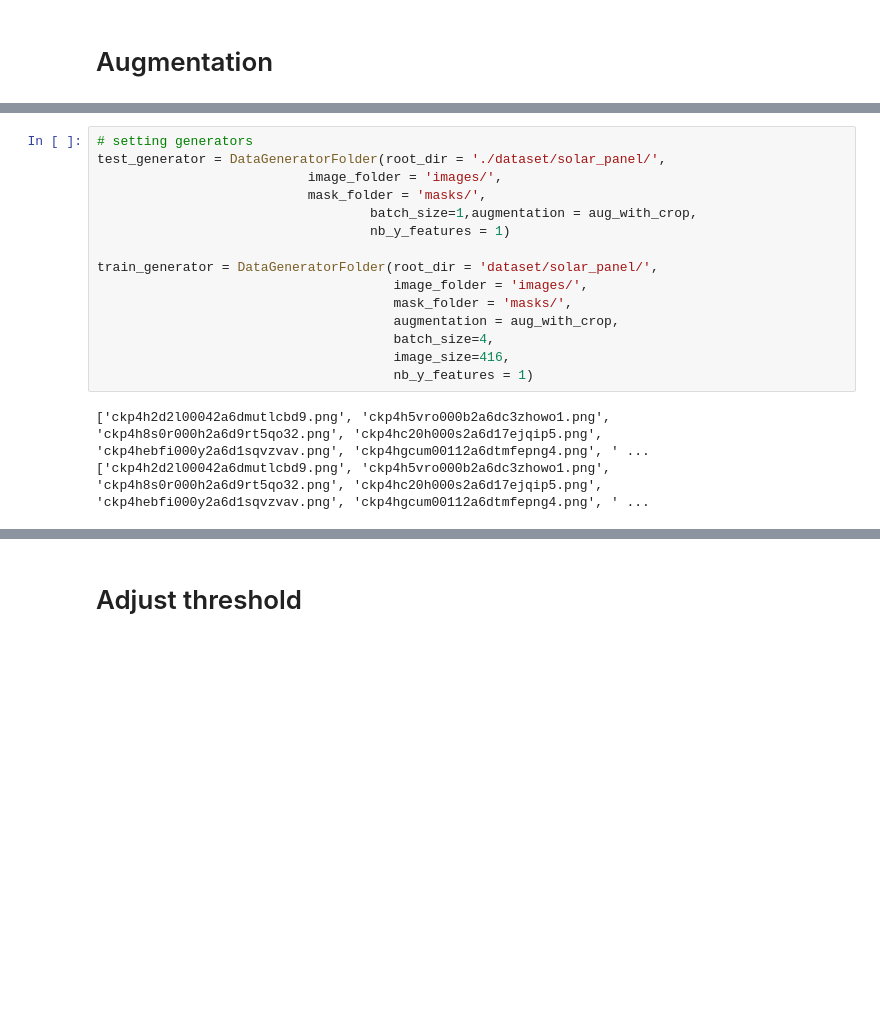
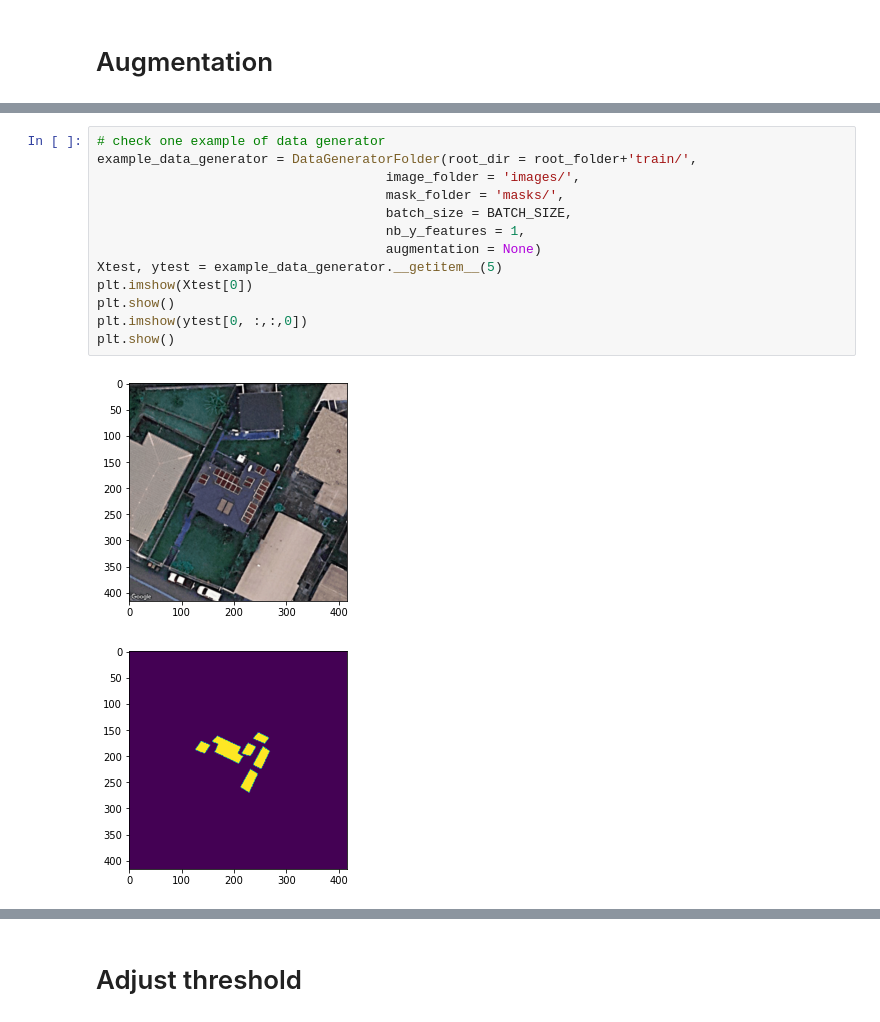
Before and after one commit to poonamparhar/SolarNet, a Jupyter notebook: semantic_segmentation_training.ipynb, the cells around one changed output, grey strips where cells are left out. Saved outputs shown, nothing was run; the diff lists cells and outputs as text; blank space fills up the shorter version.

```diff
--- a/semantic_segmentation_training.ipynb
+++ b/semantic_segmentation_training.ipynb
@@ -163,18 +314,16 @@ ckp62kyhv002t2a6dovk63ct1.png
-# %%
-# setting generators
-test_generator = DataGeneratorFolder(root_dir = './dataset/solar_panel/',
-                           image_folder = 'images/',
-                           mask_folder = 'masks/',
-                                   batch_size=1,augmentation = aug_with_crop,
-                                   nb_y_features = 1)
-
-train_generator = DataGeneratorFolder(root_dir = 'dataset/solar_panel/',
-                                      image_folder = 'images/',
-                                      mask_folder = 'masks/',
-                                      augmentation = aug_with_crop,
-                                      batch_size=4,
-                                      image_size=416,
-                                      nb_y_features = 1)
-# %% [output]
-['ckp4h2d2l00042a6dmutlcbd9.png', 'ckp4h5vro000b2a6dc3zhowo1.png', 'ckp4h8s0r000h2a6d9rt5qo32.png', 'ckp4hc20h000s2a6d17ejqip5.png', 'ckp4hebfi000y2a6d1sqvzvav.png', 'ckp4hgcum00112a6dtmfepng4.png', ' ...
-['ckp4h2d2l00042a6dmutlcbd9.png', 'ckp4h5vro000b2a6dc3zhowo1.png', 'ckp4h8s0r000h2a6d9rt5qo32.png', 'ckp4hc20h000s2a6d17ejqip5.png', 'ckp4hebfi000y2a6d1sqvzvav.png', 'ckp4hgcum00112a6dtmfepng4.png', ' ...
+# %%
+# check one example of data generator
+example_data_generator = DataGeneratorFolder(root_dir = root_folder+'train/',
+                                     image_folder = 'images/',
+                                     mask_folder = 'masks/',
+                                     batch_size = BATCH_SIZE,
+                                     nb_y_features = 1,
+                                     augmentation = None)
+Xtest, ytest = example_data_generator.__getitem__(5)
+plt.imshow(Xtest[0])
+plt.show()
+plt.imshow(ytest[0, :,:,0])
+plt.show()
+# %% [output]
+[figure, added]
+[figure, added]
```
Also changed, not shown: parts of 28 cells of this notebook.
